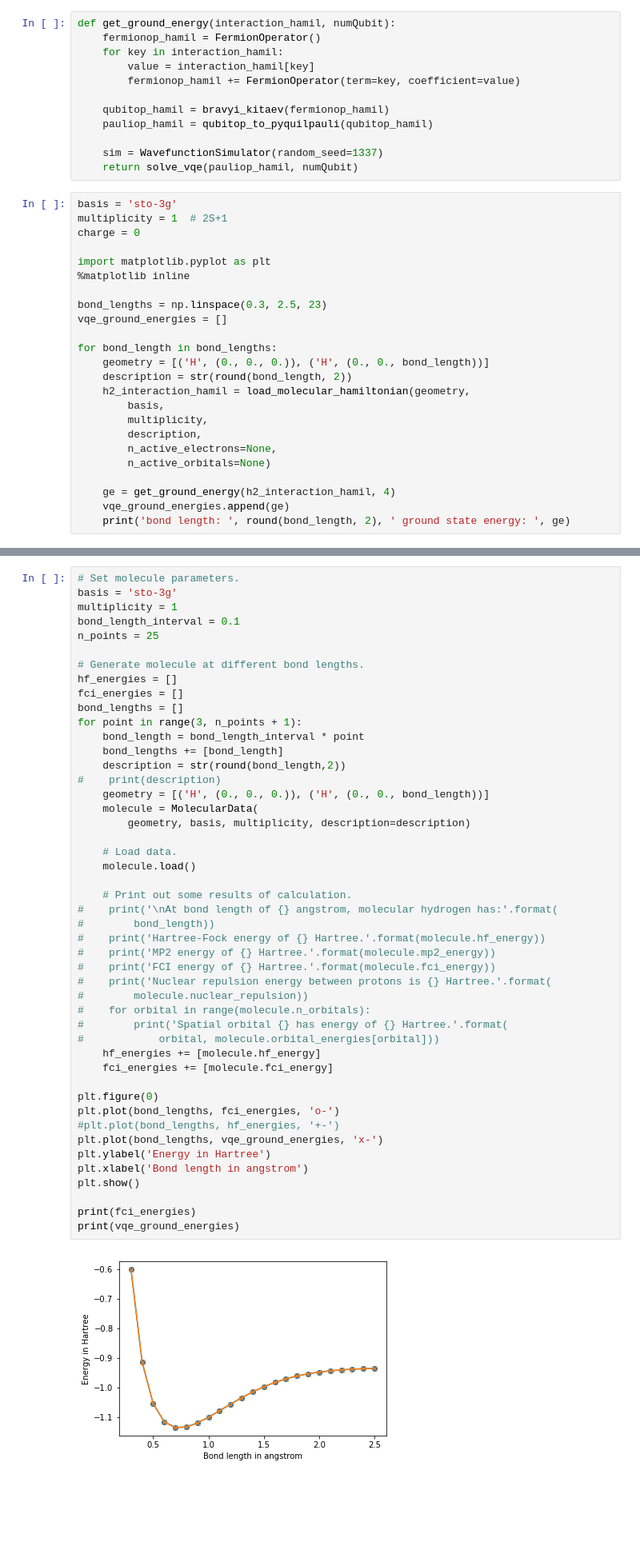
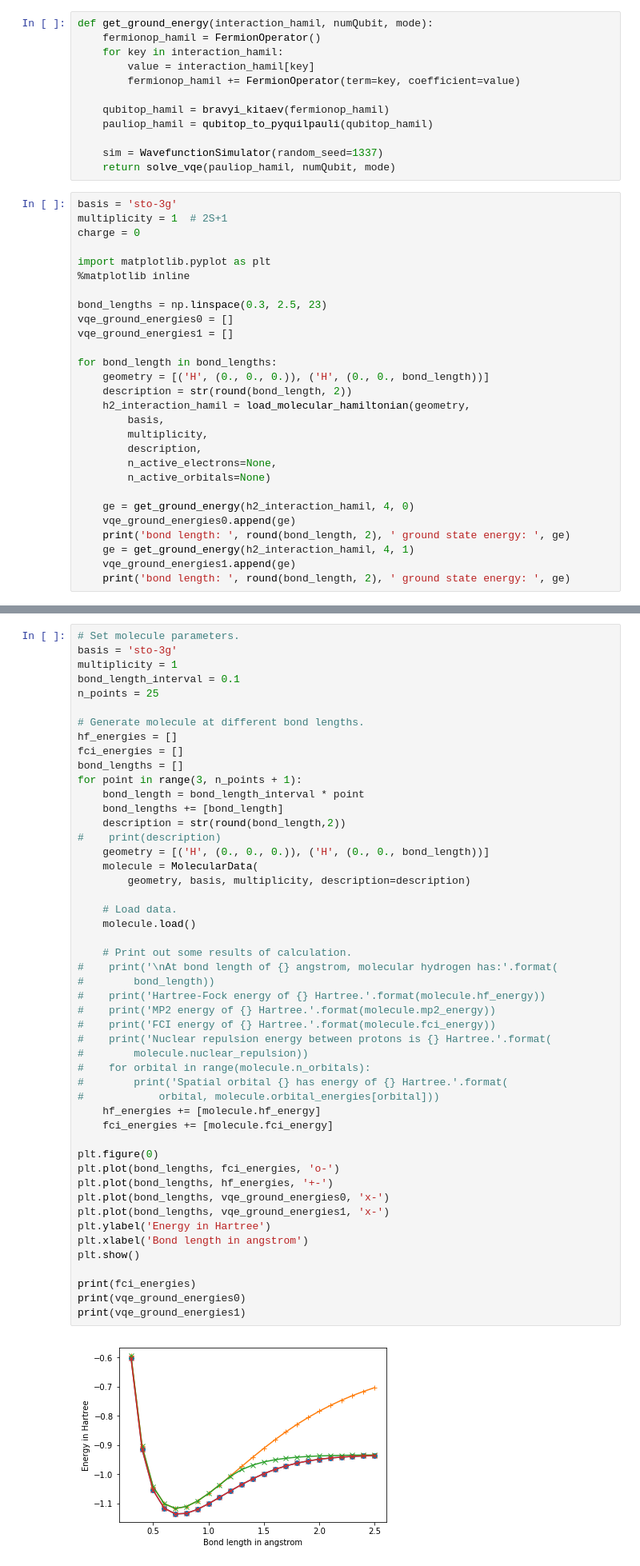
Before and after one commit to mingyu-kang/cs269q_openfermion, a Jupyter notebook: UnitaryCoupledCluster.ipynb, the cells around one changed output, grey strips where cells are left out. Shown at 80% size. Drawn from its saved outputs; the diff is of its cells as text; blank space fills up the shorter version.

```diff
--- a/UnitaryCoupledCluster.ipynb
+++ b/UnitaryCoupledCluster.ipynb
@@ -75,7 +91,7 @@ def solve_vqe(hamiltonian: PauliSum, numQubit) -> float:
     #print(params_answer)
     return ansatz_energy(params_answer)
 # %%
-def get_ground_energy(interaction_hamil, numQubit):
+def get_ground_energy(interaction_hamil, numQubit, mode):
     fermionop_hamil = FermionOperator()
     for key in interaction_hamil:
         value = interaction_hamil[key]
@@ -85,7 +101,7 @@ def get_ground_energy(interaction_hamil, numQubit):
     pauliop_hamil = qubitop_to_pyquilpauli(qubitop_hamil)
 
     sim = WavefunctionSimulator(random_seed=1337)
-    return solve_vqe(pauliop_hamil, numQubit)
+    return solve_vqe(pauliop_hamil, numQubit, mode)
 # %%
 basis = 'sto-3g'
 multiplicity = 1  # 2S+1
@@ -95,7 +111,8 @@ import matplotlib.pyplot as plt
 %matplotlib inline
 
 bond_lengths = np.linspace(0.3, 2.5, 23)
-vqe_ground_energies = []
+vqe_ground_energies0 = []
+vqe_ground_energies1 = []
 
 for bond_length in bond_lengths:
     geometry = [('H', (0., 0., 0.)), ('H', (0., 0., bond_length))]
@@ -107,7 +124,10 @@ for bond_length in bond_lengths:
         n_active_electrons=None,
         n_active_orbitals=None)
 
-    ge = get_ground_energy(h2_interaction_hamil, 4)
-    vqe_ground_energies.append(ge)
+    ge = get_ground_energy(h2_interaction_hamil, 4, 0)
+    vqe_ground_energies0.append(ge)
     print('bond length: ', round(bond_length, 2), ' ground state energy: ', ge)
+    ge = get_ground_energy(h2_interaction_hamil, 4, 1)
+    vqe_ground_energies1.append(ge)
+    print('bond length: ', round(bond_length, 2), ' ground state energy: ', ge)
 # %% [output]
@@ -146,35 +166,37 @@ for point in range(3, n_points + 1):
 #    print(description)
     geometry = [('H', (0., 0., 0.)), ('H', (0., 0., bond_length))]
     molecule = MolecularData(
         geometry, basis, multiplicity, description=description)
 
     # Load data.
     molecule.load()
 
     # Print out some results of calculation.
 #    print('\nAt bond length of {} angstrom, molecular hydrogen has:'.format(
 #        bond_length))
 #    print('Hartree-Fock energy of {} Hartree.'.format(molecule.hf_energy))
 #    print('MP2 energy of {} Hartree.'.format(molecule.mp2_energy))
 #    print('FCI energy of {} Hartree.'.format(molecule.fci_energy))
 #    print('Nuclear repulsion energy between protons is {} Hartree.'.format(
 #        molecule.nuclear_repulsion))
 #    for orbital in range(molecule.n_orbitals):
 #        print('Spatial orbital {} has energy of {} Hartree.'.format(
 #            orbital, molecule.orbital_energies[orbital]))
     hf_energies += [molecule.hf_energy]
     fci_energies += [molecule.fci_energy]
 
 plt.figure(0)
 plt.plot(bond_lengths, fci_energies, 'o-')
-#plt.plot(bond_lengths, hf_energies, '+-')
-plt.plot(bond_lengths, vqe_ground_energies, 'x-')
+plt.plot(bond_lengths, hf_energies, '+-')
+plt.plot(bond_lengths, vqe_ground_energies0, 'x-')
+plt.plot(bond_lengths, vqe_ground_energies1, 'x-')
 plt.ylabel('Energy in Hartree')
 plt.xlabel('Bond length in angstrom')
 plt.show()
 
 print(fci_energies)
-print(vqe_ground_energies)
+print(vqe_ground_energies0)
+print(vqe_ground_energies1)
 # %% [output]
-[figure, old version]
+[figure, new version]
 [array(-0.60180372), array(-0.91414971), array(-1.0551598), array(-1.11628601), array(-1.13618945), array(-1.13414767), array(-1.12056028), array(-1.10115033), array(-1.07919294), array(-1.05674075),  ...
```
Also changed, not shown: parts of 3 cells of this notebook, 3 other files.
